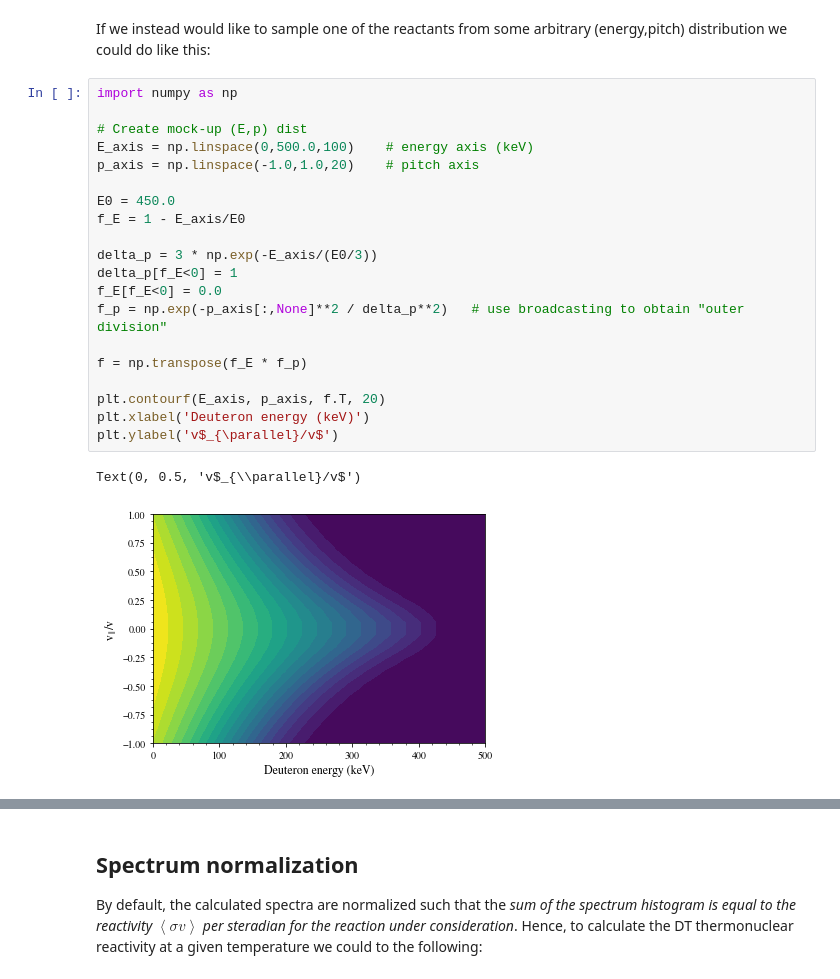
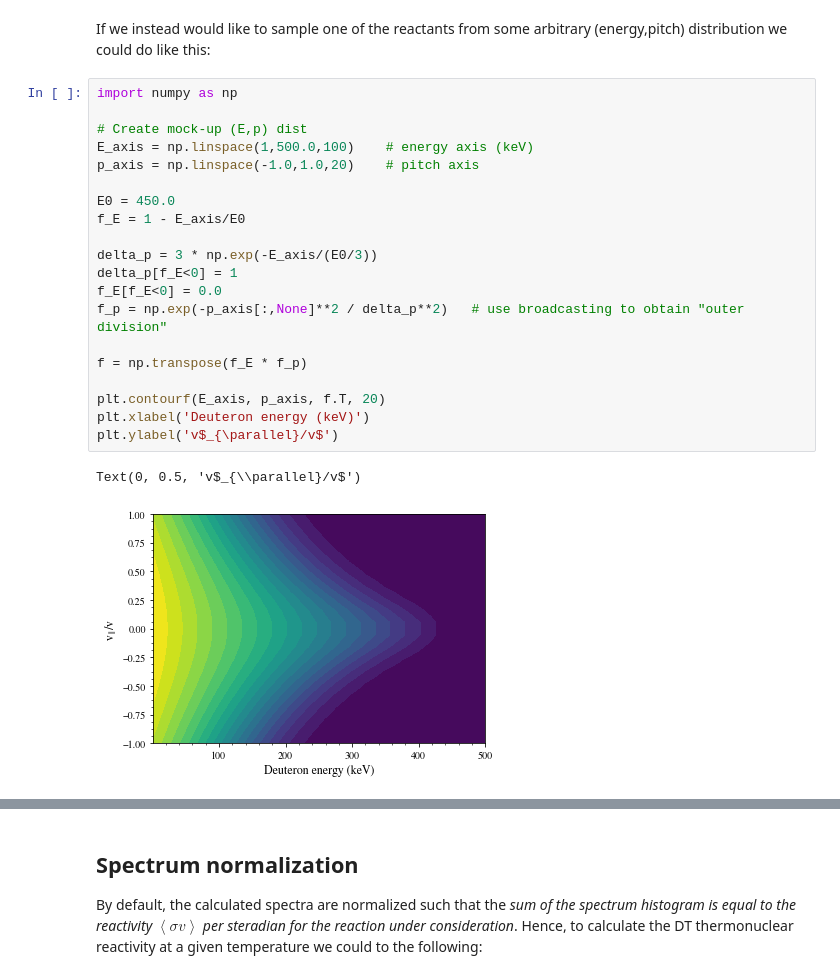
Before and after one commit to jacob-eri/pydress, a Jupyter notebook: doc/Spectrum_calculations.ipynb, the cells around one changed output, grey strips where cells are left out. Drawn from its saved outputs; the diff is of its cells as text.

```diff
--- a/doc/Spectrum_calculations.ipynb
+++ b/doc/Spectrum_calculations.ipynb
@@ -100,23 +122,23 @@ If we instead would like to sample one of the reactants from some arbitrary (ene
 # %%
 import numpy as np
 
 # Create mock-up (E,p) dist
-E_axis = np.linspace(0,500.0,100)    # energy axis (keV)
+E_axis = np.linspace(1,500.0,100)    # energy axis (keV)
 p_axis = np.linspace(-1.0,1.0,20)    # pitch axis
 
 E0 = 450.0
 f_E = 1 - E_axis/E0
 
 delta_p = 3 * np.exp(-E_axis/(E0/3))
 delta_p[f_E<0] = 1
 f_E[f_E<0] = 0.0
 f_p = np.exp(-p_axis[:,None]**2 / delta_p**2)   # use broadcasting to obtain "outer division"
 
 f = np.transpose(f_E * f_p)
 
 plt.contourf(E_axis, p_axis, f.T, 20)
 plt.xlabel('Deuteron energy (keV)')
 plt.ylabel('v$_{\parallel}/v$')
 # %% [output]
 Text(0, 0.5, 'v$_{\\parallel}/v$')
-[figure, old version]
+[figure, new version]
```
Also changed, not shown: parts of 17 cells of this notebook, 2 other files.
